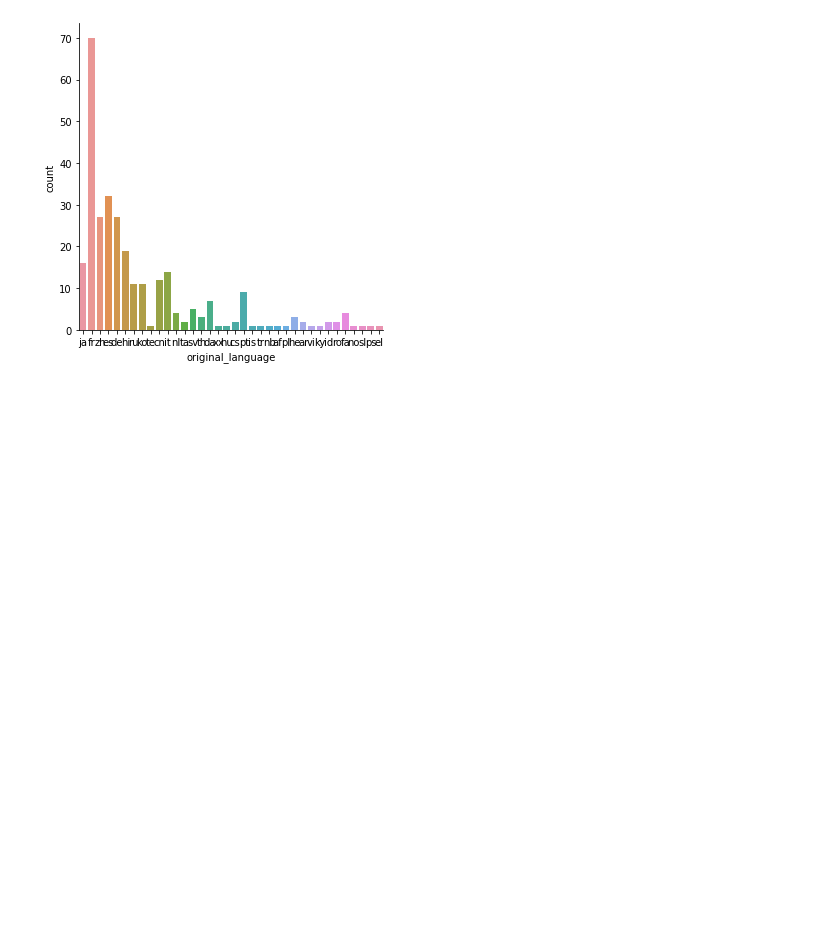
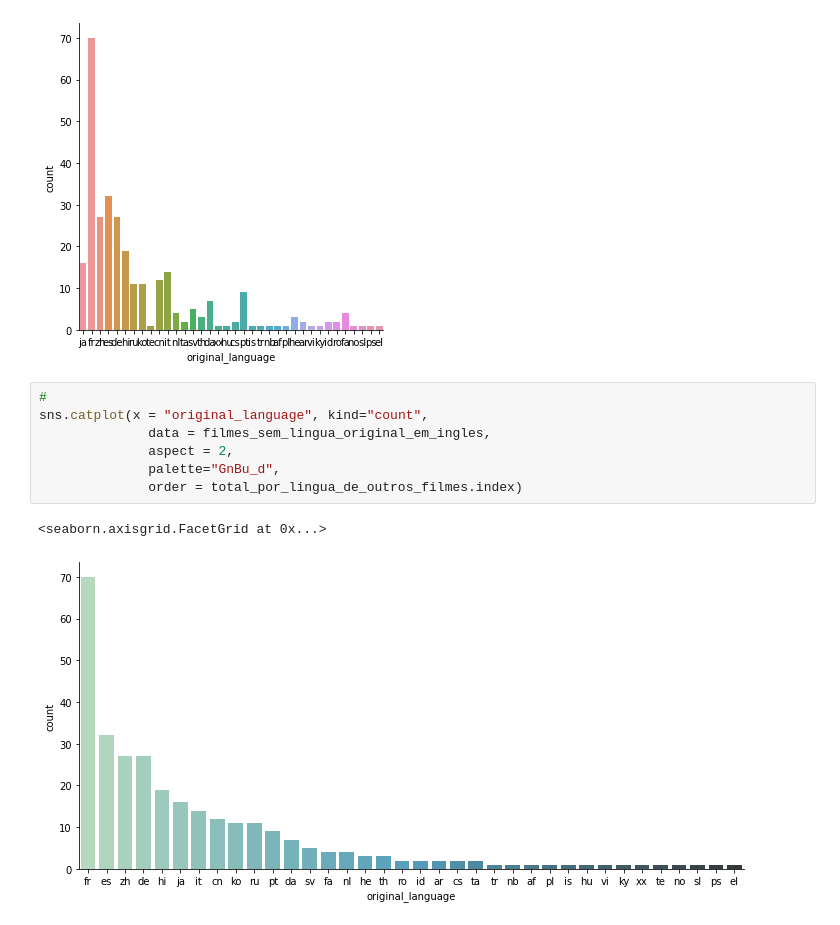
Before and after one commit to marquesgabi/Alura, a Jupyter notebook: Data_Science_analise_e_visualizacao_de_dados/Aula_2/Aula_2.ipynb, the cells around one changed output. Drawn from its saved outputs; the diff is of its cells as text; blank space fills up the shorter version.

```diff
--- a/Data_Science_analise_e_visualizacao_de_dados/Aula_2/Aula_2.ipynb
+++ b/Data_Science_analise_e_visualizacao_de_dados/Aula_2/Aula_2.ipynb
@@ -365,3 +365,13 @@ sns.catplot(x = "original_language", kind="count", data = filmes_sem_lingua_orig
 # %% [output]
 <seaborn.axisgrid.FacetGrid at 0x...>
 [figure]
+# %%
+#
+sns.catplot(x = "original_language", kind="count",
+              data = filmes_sem_lingua_original_em_ingles,
+              aspect = 2,
+              palette="GnBu_d",
+              order = total_por_lingua_de_outros_filmes.index)
+# %% [output]
+<seaborn.axisgrid.FacetGrid at 0x...>
+[figure, added]
```
Also changed, not shown: parts of 1 cell of this notebook.
